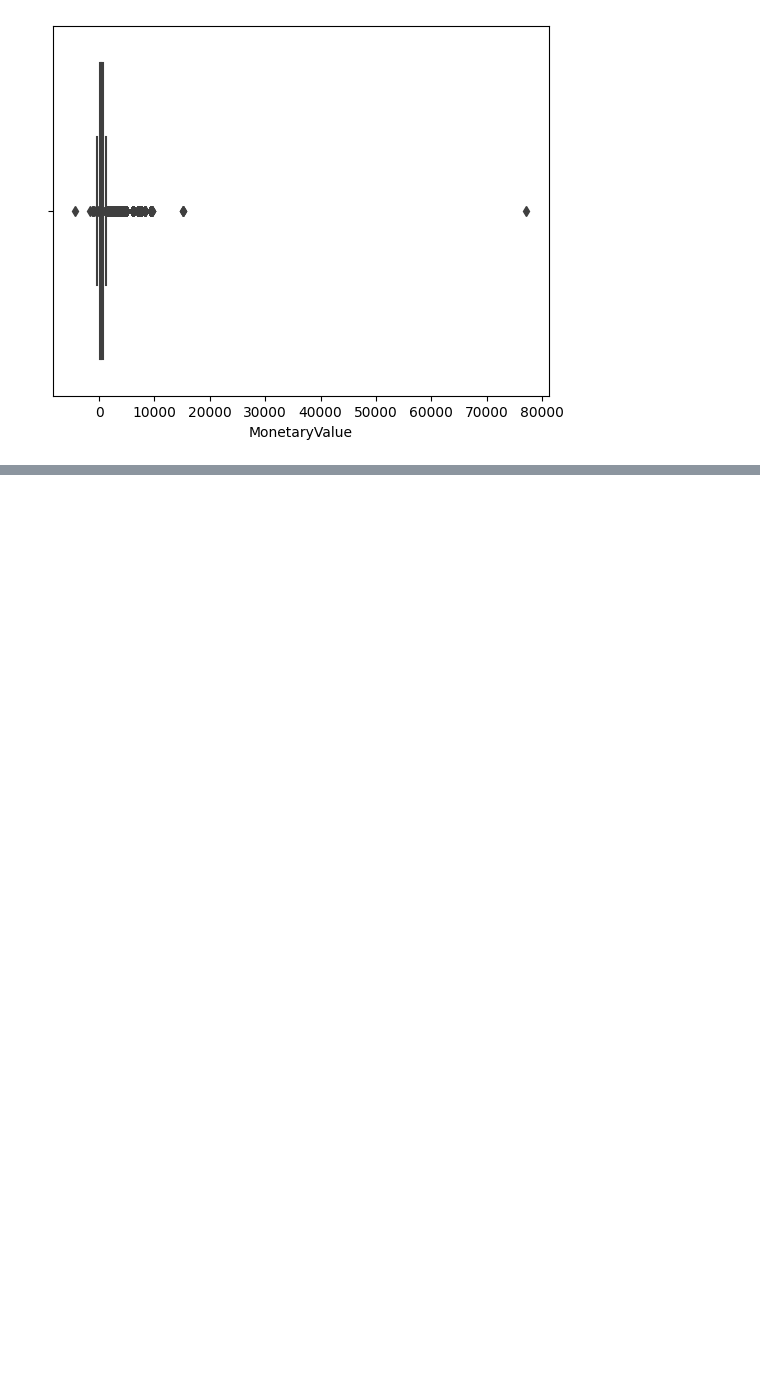
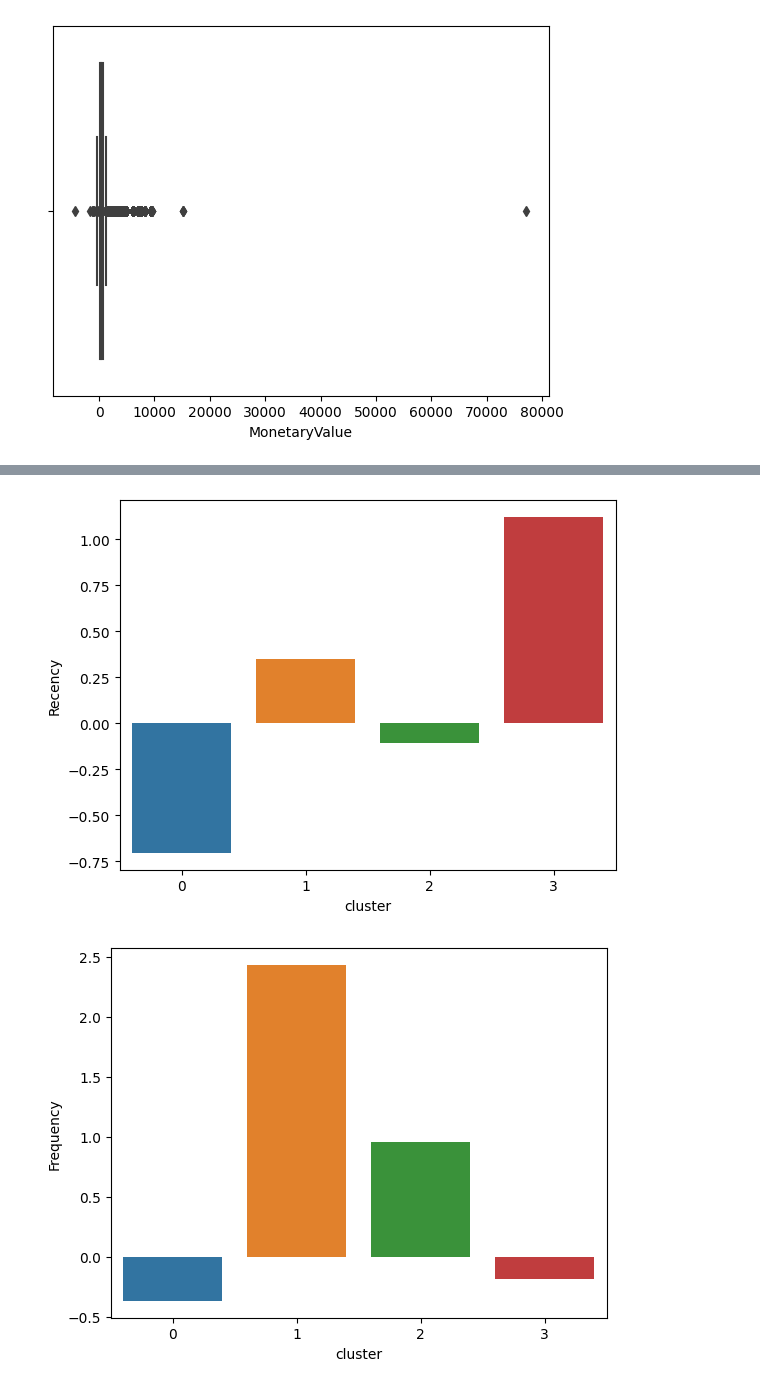
Before and after one commit to SaiMounicaGudimella/CustomerSegmentation, a Jupyter notebook: customer-segmentation.ipynb, the cells around one changed output, grey strips where cells are left out. Cells and saved outputs as stored; diff of their text form; code cells hidden in the pictures; blank space fills up the shorter version.

```diff
--- a/customer-segmentation.ipynb
+++ b/customer-segmentation.ipynb
@@ -152,0 +221,12 @@ customer_rfm = customer_rfm[filtered_entries]
+# %%
+pred = kmeans.predict(scaled_features)
+frame = pd.DataFrame(customer_rfm)
+frame['cluster'] = pred
+# %%
+avg_df = frame.groupby(['cluster'], as_index=False).mean()
+for i in indicator_list:
+    sns.barplot(x='cluster',y=str(i),data=avg_df)
+    plt.show()
+# %% [output]
+[figure, added]
+[figure, added]
```
Also changed, not shown: parts of 8 cells of this notebook.
